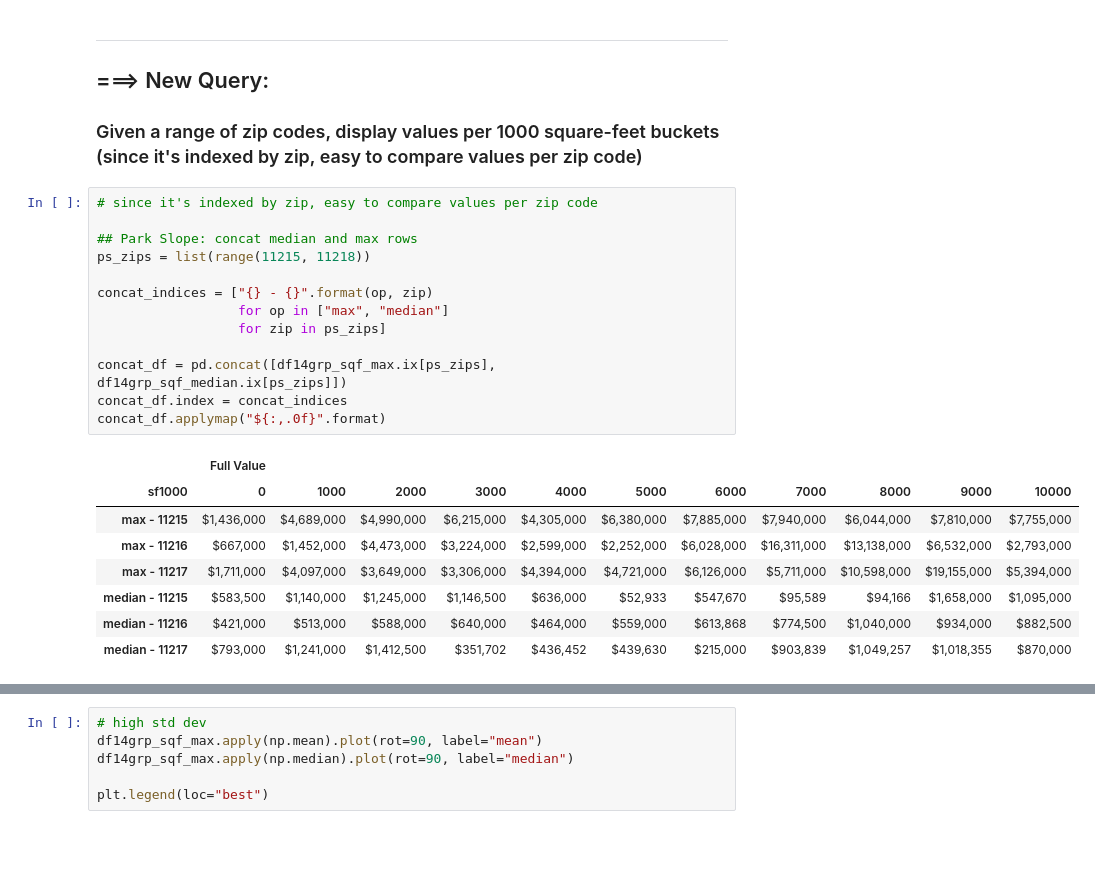
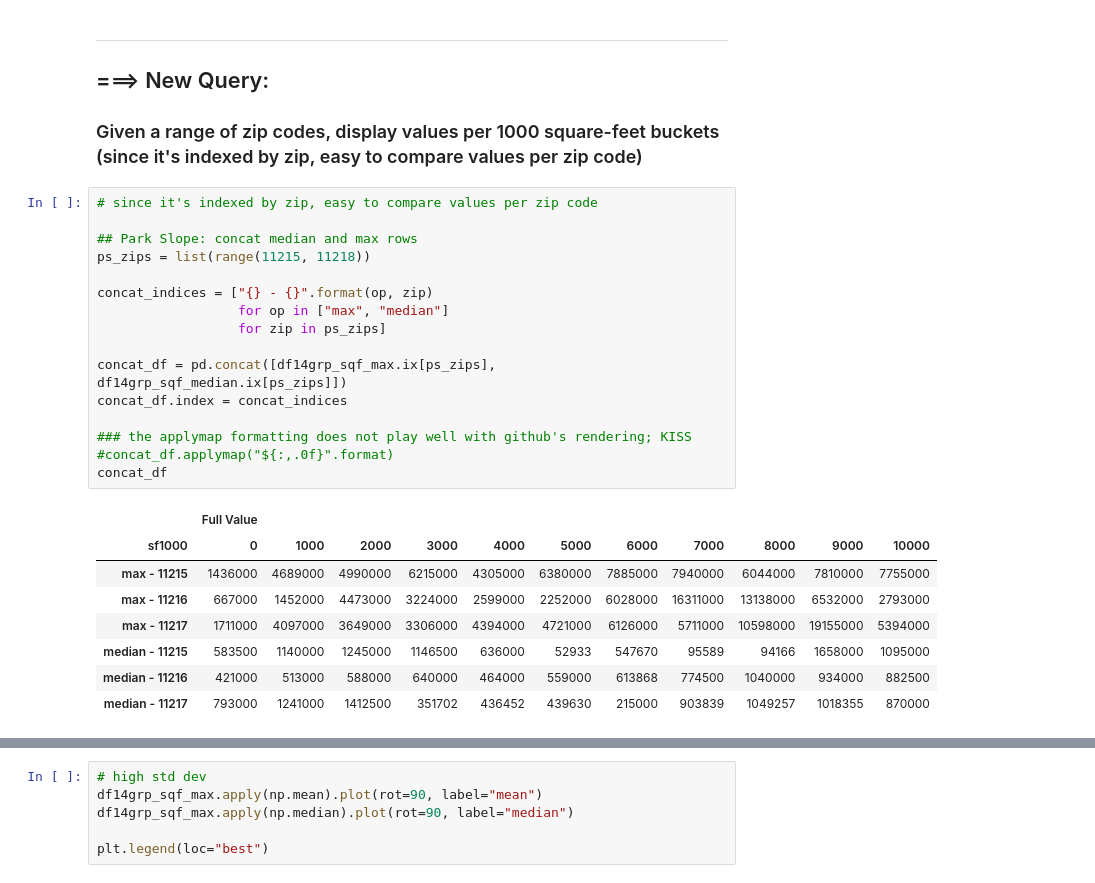
Before and after one commit to jdsketches/data_playground, a Jupyter notebook: enigma_2010_vs_2014_nyc_props.ipynb, the cells around one changed output, grey strips where cells are left out. Saved outputs shown, nothing was run; the diff lists cells and outputs as text; blank space fills up the shorter version.

Commit message:
enigma_nyc_properties: removed formatting that did not play well w/ github

```diff
--- a/enigma_2010_vs_2014_nyc_props.ipynb
+++ b/enigma_2010_vs_2014_nyc_props.ipynb
@@ -707,25 +711,28 @@ df14grp_sqf_max.head().applymap("${:,.0f}".format)
 # %%
 # since it's indexed by zip, easy to compare values per zip code
 
 ## Park Slope: concat median and max rows
 ps_zips = list(range(11215, 11218))
 
 concat_indices = ["{} - {}".format(op, zip)
                   for op in ["max", "median"]
                   for zip in ps_zips]
 
 concat_df = pd.concat([df14grp_sqf_max.ix[ps_zips], df14grp_sqf_median.ix[ps_zips]])
 concat_df.index = concat_indices
-concat_df.applymap("${:,.0f}".format)
+
+### the applymap formatting does not play well with github's rendering; KISS
+#concat_df.applymap("${:,.0f}".format)
+concat_df
 # %% [output]
 |  | Full Value |  |  |  |  |  |  |  |  |  |  |
 | sf1000 | 0 | 1000 | 2000 | 3000 | 4000 | 5000 | 6000 | 7000 | 8000 | 9000 | 10000 |
-| max - 11215 | $1,436,000 | $4,689,000 | $4,990,000 | $6,215,000 | $4,305,000 | $6,380,000 | $7,885,000 | $7,940,000 | $6,044,000 | $7,810,000 | $7,755,000 |
-| max - 11216 | $667,000 | $1,452,000 | $4,473,000 | $3,224,000 | $2,599,000 | $2,252,000 | $6,028,000 | $16,311,000 | $13,138,000 | $6,532,000 | $2,793,000 |
-| max - 11217 | $1,711,000 | $4,097,000 | $3,649,000 | $3,306,000 | $4,394,000 | $4,721,000 | $6,126,000 | $5,711,000 | $10,598,000 | $19,155,000 | $5,394,000 |
-| median - 11215 | $583,500 | $1,140,000 | $1,245,000 | $1,146,500 | $636,000 | $52,933 | $547,670 | $95,589 | $94,166 | $1,658,000 | $1,095,000 |
-| median - 11216 | $421,000 | $513,000 | $588,000 | $640,000 | $464,000 | $559,000 | $613,868 | $774,500 | $1,040,000 | $934,000 | $882,500 |
-| median - 11217 | $793,000 | $1,241,000 | $1,412,500 | $351,702 | $436,452 | $439,630 | $215,000 | $903,839 | $1,049,257 | $1,018,355 | $870,000 |
+| max - 11215 | 1436000 | 4689000 | 4990000 | 6215000 | 4305000 | 6380000 | 7885000 | 7940000 | 6044000 | 7810000 | 7755000 |
+| max - 11216 | 667000 | 1452000 | 4473000 | 3224000 | 2599000 | 2252000 | 6028000 | 16311000 | 13138000 | 6532000 | 2793000 |
+| max - 11217 | 1711000 | 4097000 | 3649000 | 3306000 | 4394000 | 4721000 | 6126000 | 5711000 | 10598000 | 19155000 | 5394000 |
+| median - 11215 | 583500 | 1140000 | 1245000 | 1146500 | 636000 | 52933 | 547670 | 95589 | 94166 | 1658000 | 1095000 |
+| median - 11216 | 421000 | 513000 | 588000 | 640000 | 464000 | 559000 | 613868 | 774500 | 1040000 | 934000 | 882500 |
+| median - 11217 | 793000 | 1241000 | 1412500 | 351702 | 436452 | 439630 | 215000 | 903839 | 1049257 | 1018355 | 870000 |
 # %%
 # specific zips - top
 zips = [10022, 10014, 11215]
```
Also changed, not shown: parts of 8 cells of this notebook.
